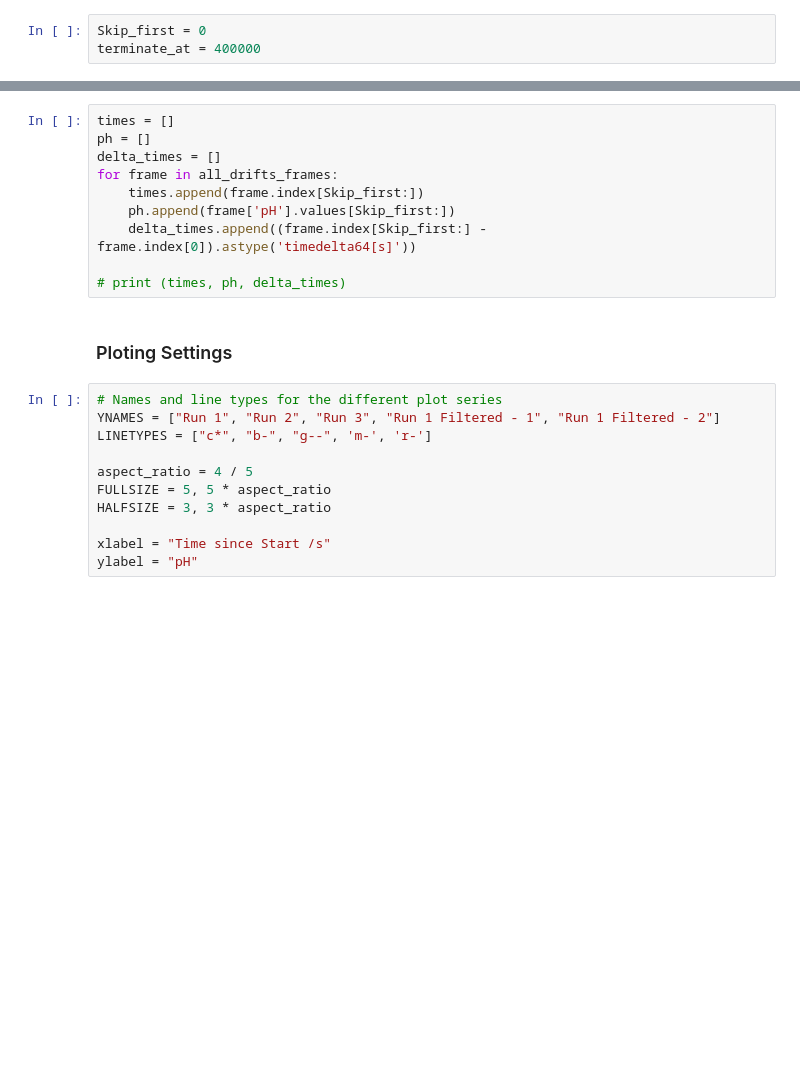
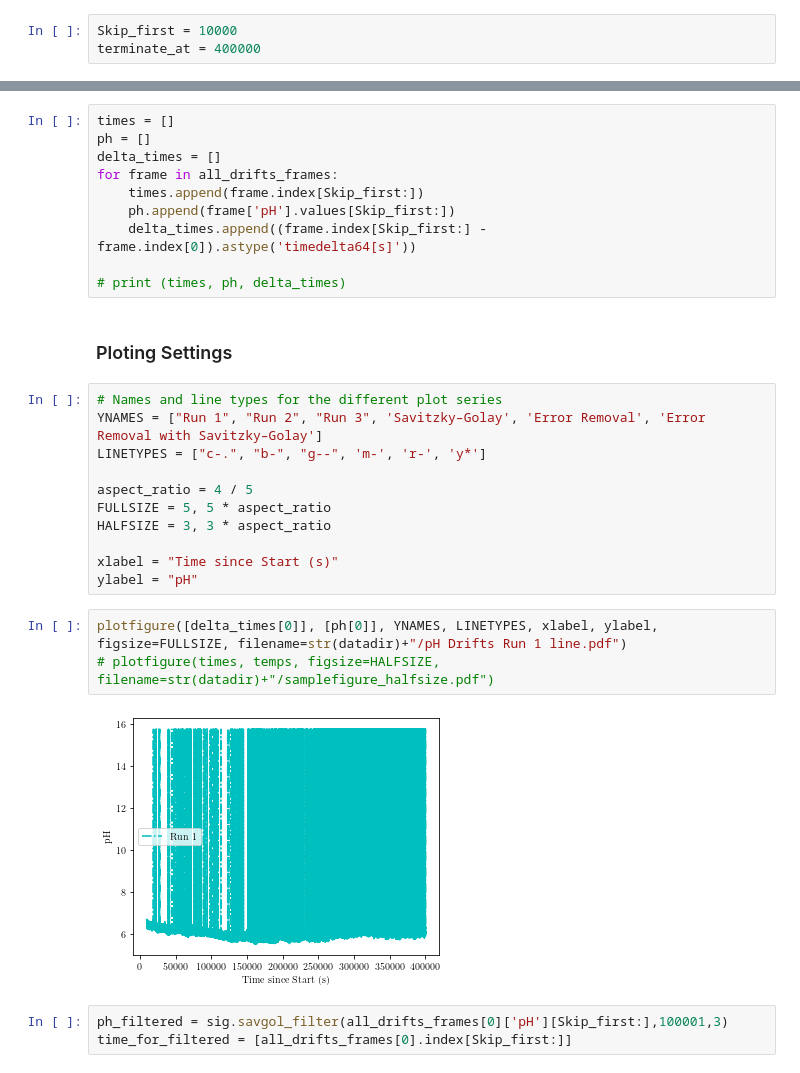
Before and after one commit to JarrydWebber/Jarryd-CSC, a Jupyter notebook: Testing Environment.ipynb, the cells around one changed output, grey strips where cells are left out. Saved outputs shown, nothing was run; the diff lists cells and outputs as text; blank space fills up the shorter version.

```diff
--- a/Testing Environment.ipynb
+++ b/Testing Environment.ipynb
@@ -46,7 +53,7 @@ for file in drifts['Filename']:
 
 #     print (file)
 # %%
-Skip_first = 0
+Skip_first = 10000
 terminate_at = 400000
 # %%
 for index,frame in enumerate(all_drifts_frames):
@@ -65,12 +72,20 @@ for frame in all_drifts_frames:
 ### Ploting Settings
 # %%
 # Names and line types for the different plot series
-YNAMES = ["Run 1", "Run 2", "Run 3", "Run 1 Filtered - 1", "Run 1 Filtered - 2"]
-LINETYPES = ["c*", "b-", "g--", 'm-', 'r-']
+YNAMES = ["Run 1", "Run 2", "Run 3", 'Savitzky–Golay', 'Error Removal', 'Error Removal with Savitzky–Golay']
+LINETYPES = ["c-.", "b-", "g--", 'm-', 'r-', 'y*']
 
 aspect_ratio = 4 / 5
 FULLSIZE = 5, 5 * aspect_ratio
 HALFSIZE = 3, 3 * aspect_ratio
 
-xlabel = "Time since Start /s"
+xlabel = "Time since Start (s)"
 ylabel = "pH"
+# %%
+plotfigure([delta_times[0]], [ph[0]], YNAMES, LINETYPES, xlabel, ylabel, figsize=FULLSIZE, filename=str(datadir)+"/pH Drifts Run 1 line.pdf")
+# plotfigure(times, temps, figsize=HALFSIZE, filename=str(datadir)+"/samplefigure_halfsize.pdf")
+# %% [output]
+[figure, added]
+# %%
+ph_filtered = sig.savgol_filter(all_drifts_frames[0]['pH'][Skip_first:],100001,3)
+time_for_filtered = [all_drifts_frames[0].index[Skip_first:]]
```
Also changed, not shown: parts of 16 cells of this notebook, 3 other files.
